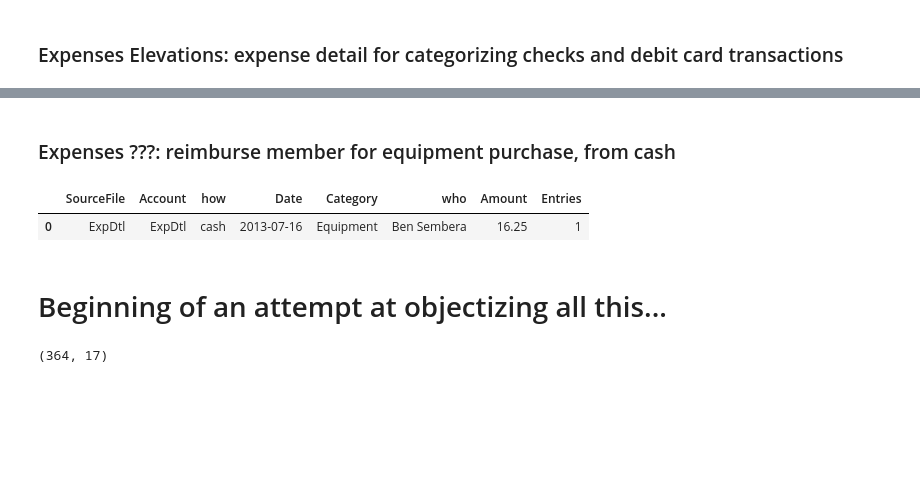
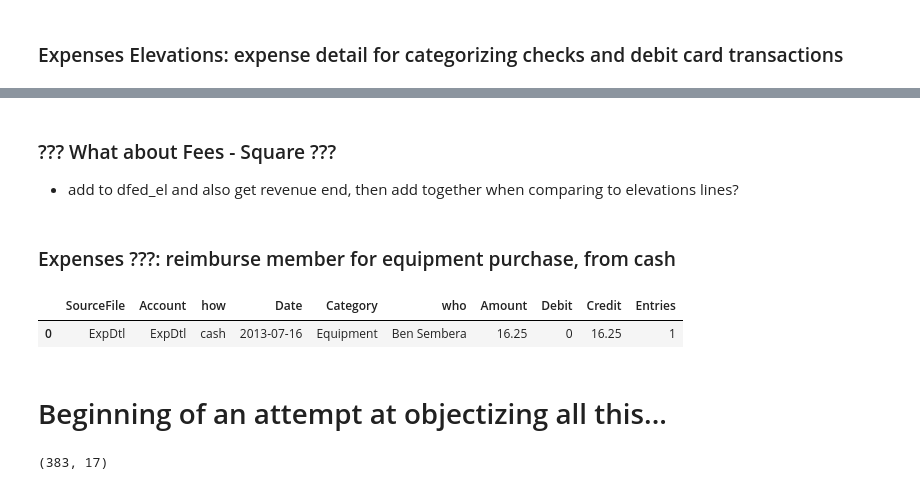
Before and after one commit to lizbaumann/SSD_database, a Jupyter notebook: SSDdb_RevExpDtl.ipynb, the cells around one changed output, grey strips where cells are left out. Cells and saved outputs as stored; diff of their text form; code cells hidden in the pictures; blank space fills up the shorter version.

```diff
--- a/SSDdb_RevExpDtl.ipynb
+++ b/SSDdb_RevExpDtl.ipynb
@@ -9,7 +9,7 @@ import pandas as pd
 import numpy as np
 
 pathHomeDir = '/home/sarahconnor/Liz/'
-pathFinances = pathHomeDir + 'SSD/_Finances/'
+pathFinances = pathHomeDir + 'SSD/Finances/'
 # %% [markdown]
 ## Read in and process RevenueDetail data
 # %%
@@ -83,7 +92,7 @@ dfrd_el.head()
 + categorize Paypal refund transactions that were expenses
 + categorize cash transactions that were expenses
 # %%
-dfed = pd.read_csv(pathFinances + 'ExpenseDetail.csv',skiprows=8)
+dfed = pd.read_csv(pathFinances + 'ExpenseDetail.csv',skiprows=9)
 
 dfed['Amount'] = dfed['Amount'].str.replace(r'$', '')
 dfed['Amount'] = dfed['Amount'].str.replace(r',', '').astype(float)
@@ -95,5 +104,5 @@ dfed['Account'] = 'ExpDtl'
 dfed['Entries'] = 1
 dfed['who'] = dfed['To']
 dfed['what3'] = dfed['Category']
-dfed.shape # (83, 19)
+dfed.shape
 # %% [output]
@@ -180,15 +200,20 @@ dfed_el.head()
+# %% [markdown]
+### ??? What about Fees - Square ???
+- add to dfed_el and also get revenue end, then add together when comparing to elevations lines?
 # %% [markdown]
 ### Expenses ???: reimburse member for equipment purchase, from cash
 # %%
 dfed_cash = dfed.copy()
 dfed_cash = dfed_cash[dfed_cash['how'] == 'cash']
-cols = ['SourceFile', 'Account', 'how', 'Date', 'Category', 'who', 'Amount', 'Entries']
+dfed_cash['Debit'] = [d if d < 0 else 0 for d in dfed_cash['Amount']]
+dfed_cash['Credit'] = [d if d >= 0 else 0 for d in dfed_cash['Amount']]
+cols = ['SourceFile', 'Account', 'how', 'Date', 'Category', 'who', 'Amount', 'Debit', 'Credit', 'Entries']
 dfed_cash = dfed_cash[cols]
 dfed_cash = dfed_cash.groupby(cols[0:len(cols)-2], as_index=False).sum()
 dfed_cash
 # %% [output]
-|  | SourceFile | Account | how | Date | Category | who | Amount | Entries |
-| 0 | ExpDtl | ExpDtl | cash | 2013-07-16 | Equipment | Ben Sembera | 16.25 | 1 |
+|  | SourceFile | Account | how | Date | Category | who | Amount | Debit | Credit | Entries |
+| 0 | ExpDtl | ExpDtl | cash | 2013-07-16 | Equipment | Ben Sembera | 16.25 | 0 | 16.25 | 1 |
 # %% [markdown]
 # Beginning of an attempt at objectizing all this...
 # %%
@@ -203,4 +228,4 @@ red = RevExpDtl()
 x = red.get_dfrd()
 x.shape
 # %% [output]
-(364, 17)
+(383, 17)
```
Also changed, not shown: parts of 11 cells of this notebook, 3 other files.
